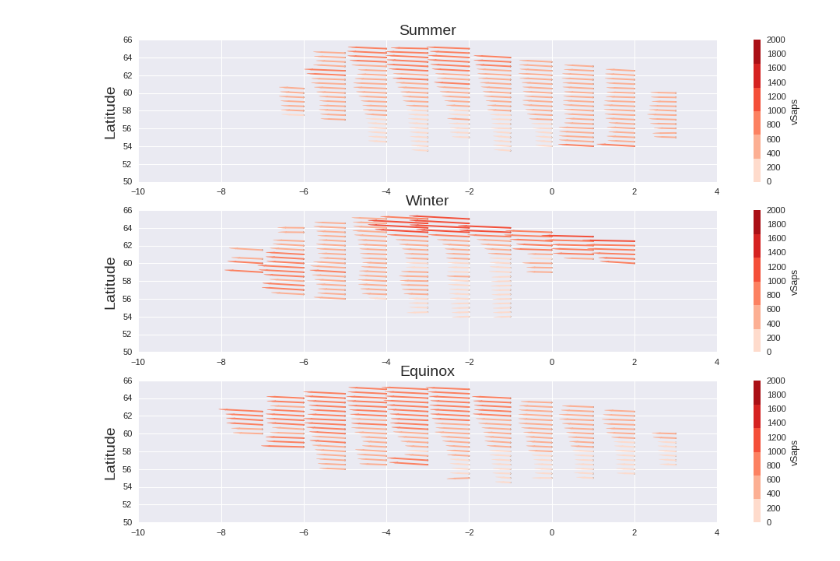
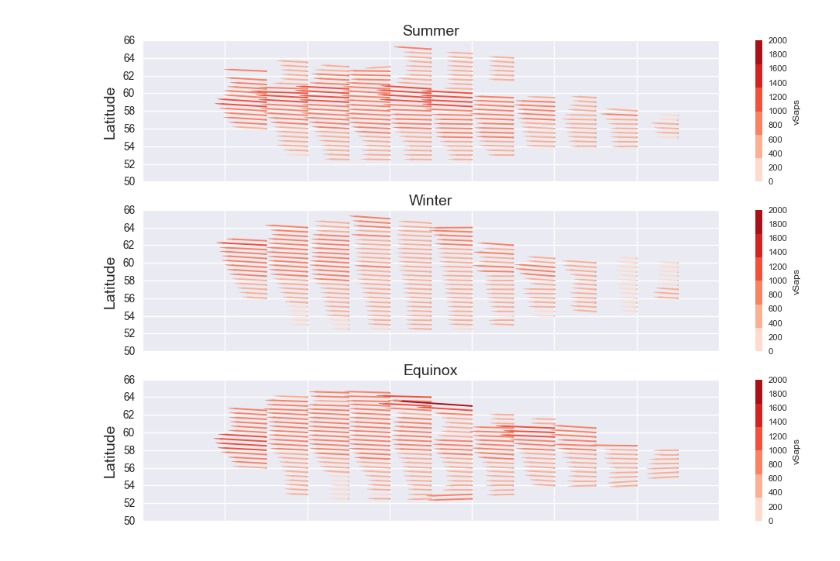
Before and after one commit to bharatreddy/vel-analys, a Jupyter notebook: ipy/saps_season.ipynb, the cells around one changed output. Saved outputs shown, nothing was run; the diff lists cells and outputs as text; code cells hidden in the pictures.

```diff
--- a/ipy/saps_season.ipynb
+++ b/ipy/saps_season.ipynb
@@ -116,7 +116,7 @@ velScaleMin = 0.
 # round off max velocity to the next hundred
 velScaleMax = 2000.
 # Select a dst_bin
-dstBinSelected = "(-10, 10]"
+dstBinSelected = "(-75, -50]"
 # Seaborn styling
 sns.set_style("darkgrid")
 sns.set_context("paper")
@@ -183,31 +183,31 @@ for currMLTend, currMLATend, currMLTbgn, currMLATbgn, currVel in\
 
 equinoxDFBinSlctdDF = equinoxDF[ equinoxDF["dst_bin"] == dstBinSelected ]
 equinoxDFBinSlctdDF.plot( kind='scatter',
               x='normMLT',
               y='MLAT',
               c='vSaps',
               s=1., cmap=seaMap, vmin=velScaleMin, vmax=velScaleMax, ax=ax3)
 ax3.set_xlabel("", fontsize=14)
 ax3.set_ylabel("Latitude", fontsize=14)
 ax3.set_title( "Equinox", fontsize=14 )
 ax3.set_xlim([-10,4])
 ax3.set_ylim([50,66])
 
 plotMLTends = equinoxDFBinSlctdDF['plot_normMLTEnd'].tolist()
 plotMLATends = equinoxDFBinSlctdDF['plot_MLATEnd'].tolist()
 plotMLTbegins = equinoxDFBinSlctdDF['normMLT'].tolist()
 plotMLATbegins = equinoxDFBinSlctdDF['MLAT'].tolist()
 plotVelMagns = equinoxDFBinSlctdDF['vSaps'].tolist()
 # Normalize velocities according to colorbar
 colNorm = Normalize( vmin=velScaleMin, vmax=velScaleMax )
 for currMLTend, currMLATend, currMLTbgn, currMLATbgn, currVel in\
         zip( plotMLTends, plotMLATends, plotMLTbegins, plotMLATbegins, plotVelMagns ) :
         # get a appropriate color for each bar
         currCol = seaMap( colNorm(currVel) )
         ax3.plot( [currMLTbgn, currMLTend], [ currMLATbgn, currMLATend ], color=currCol )
         ax3.arrow( currMLTbgn, currMLATbgn, currMLTend-currMLTbgn, currMLATend-currMLATbgn,\
                  head_width=0.15, head_length=0.2, fc=currCol, ec=currCol)
 
 plt.savefig("../figs/season"+ dstBinSelected +".pdf",bbox_inches='tight')
 # %% [output]
-[figure, old version]
+[figure, new version]
```
Also changed, not shown: parts of 4 cells of this notebook, 5 other files.
